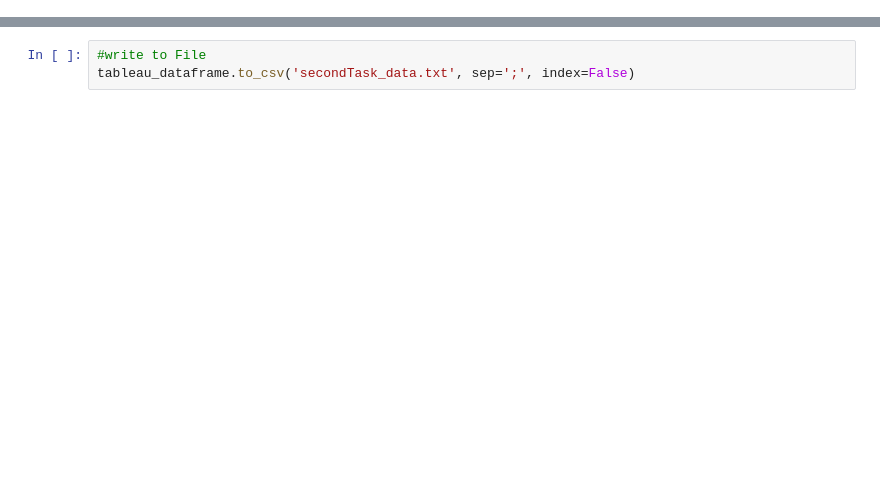
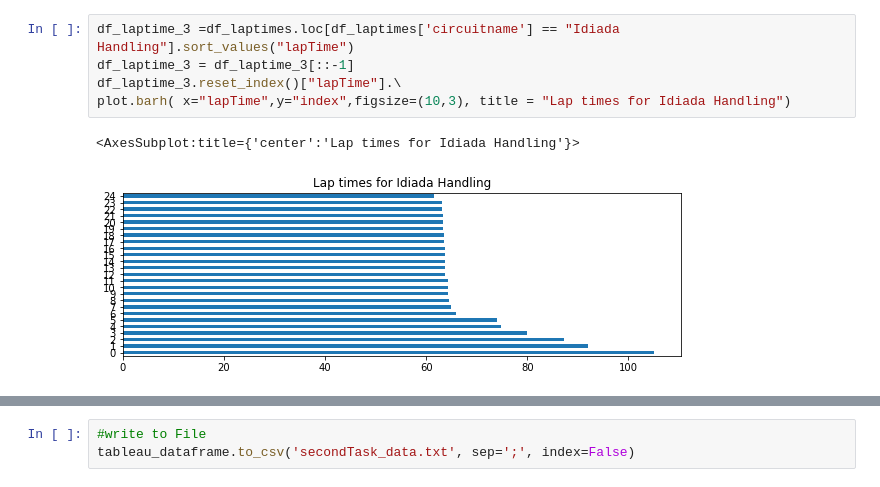
Before and after one commit to Johannes0Horn/Race-Data-Analysis, a Jupyter notebook: Race Data Analysis.ipynb, the cells around one changed output, grey strips where cells are left out. Saved outputs shown, nothing was run; the diff lists cells and outputs as text; blank space fills up the shorter version.

```diff
--- a/Race Data Analysis.ipynb
+++ b/Race Data Analysis.ipynb
@@ -264,0 +238,8 @@ tableau_dataframe.head()
+# %%
+df_laptime_3 =df_laptimes.loc[df_laptimes['circuitname'] == "Idiada Handling"].sort_values("lapTime")
+df_laptime_3 = df_laptime_3[::-1]
+df_laptime_3.reset_index()["lapTime"].\
+plot.barh( x="lapTime",y="index",figsize=(10,3), title = "Lap times for Idiada Handling")
+# %% [output]
+<AxesSubplot:title={'center':'Lap times for Idiada Handling'}>
+[figure, added]
```
Also changed, not shown: parts of 47 cells of this notebook, 4 other files.
